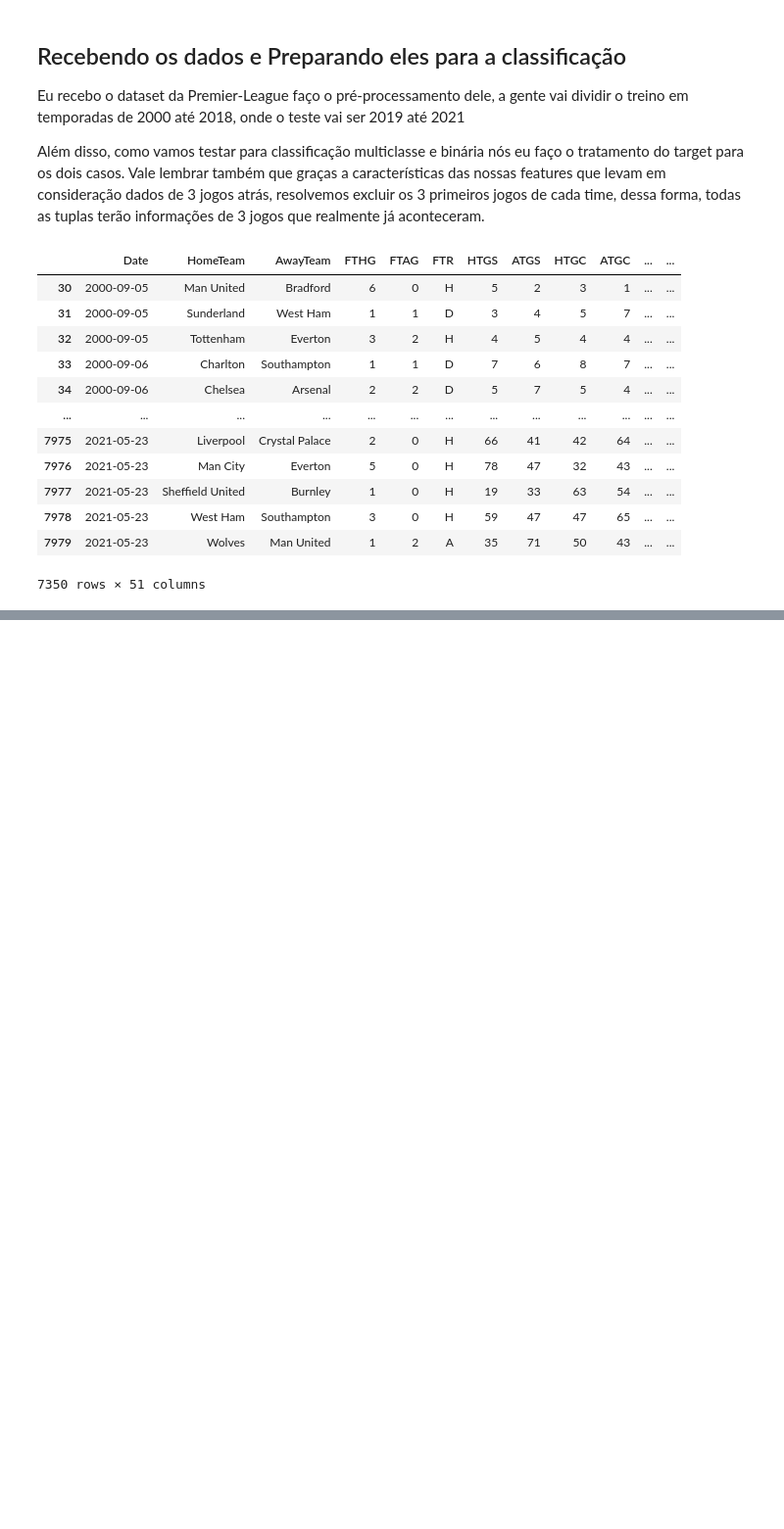
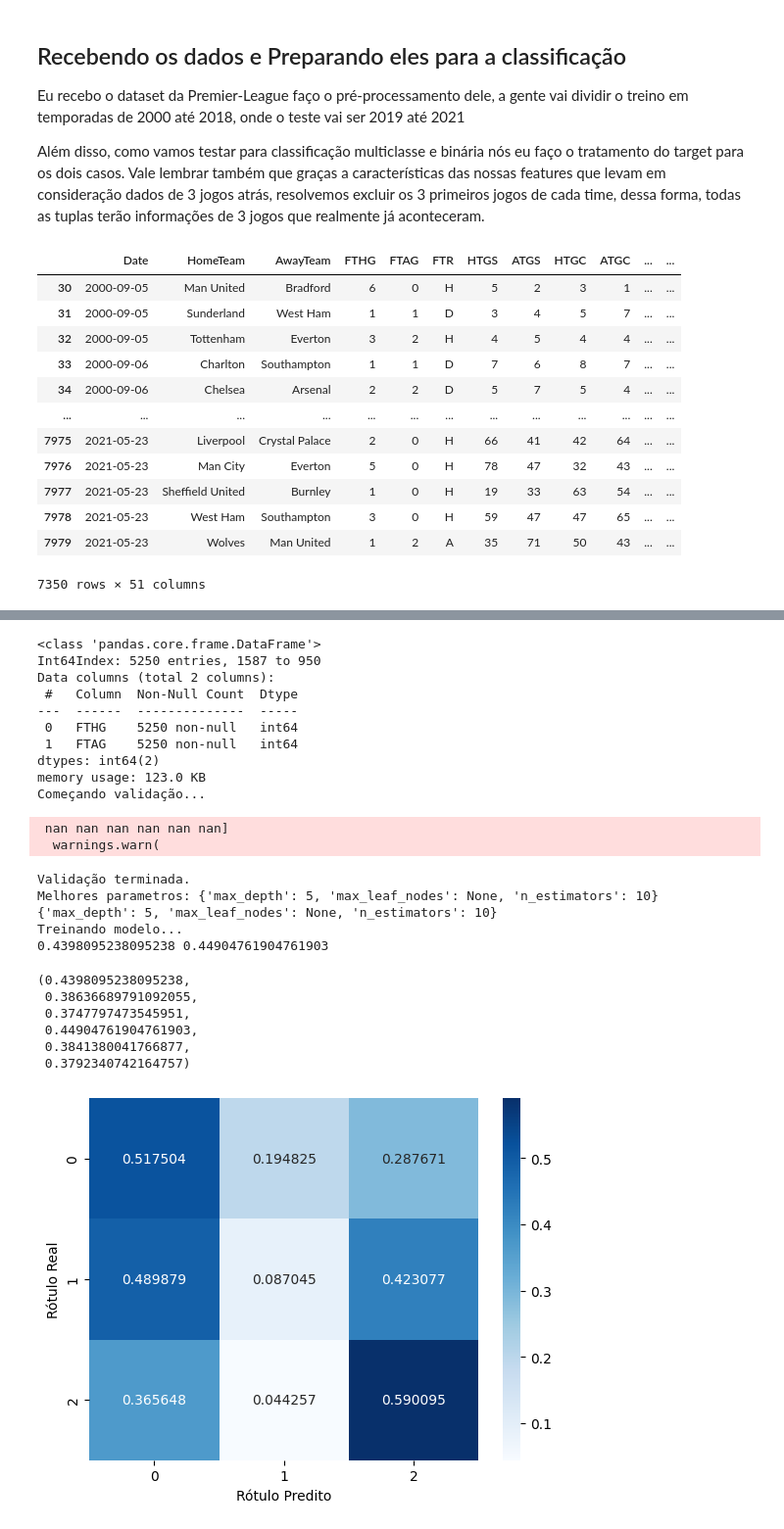
Before and after one commit to murilovpinheiro/Premier-League-Analysis-and-Prediction, a Jupyter notebook: experiments.ipynb, the cells around one changed output, grey strips where cells are left out. Shown at 98% size. Drawn from its saved outputs; the diff is of its cells as text; code cells hidden in the pictures; blank space fills up the shorter version.

```diff
--- a/experiments.ipynb
+++ b/experiments.ipynb
@@ -229,0 +238,36 @@ print(xgb_f1, xgb_acc)
+# %%
+goalsTrain.info()
+best_params = rand_for_mult.train_validation(x_train_encoded, y_train_encoded, goalsTrain)
+
+print(best_params)
+
+out_rf_mult = rand_for_mult.test(x_train_encoded, y_train_encoded,
+                   x_test_encoded, y_test_encoded,
+                   goalsTrain, goalsTest, best_params)
+
+out_rf_mult
+# %% [output]
+<class 'pandas.core.frame.DataFrame'>
+Int64Index: 5250 entries, 1587 to 950
+Data columns (total 2 columns):
+ #   Column  Non-Null Count  Dtype
+---  ------  --------------  -----
+ 0   FTHG    5250 non-null   int64
+ 1   FTAG    5250 non-null   int64
+dtypes: int64(2)
+memory usage: 123.0 KB
+Começando validação...
+ nan nan nan nan nan nan]
+  warnings.warn(
+Validação terminada.
+Melhores parametros: {'max_depth': 5, 'max_leaf_nodes': None, 'n_estimators': 10}
+{'max_depth': 5, 'max_leaf_nodes': None, 'n_estimators': 10}
+Treinando modelo...
+0.4398095238095238 0.44904761904761903
+(0.4398095238095238,
+ 0.38636689791092055,
+ 0.3747797473545951,
+ 0.44904761904761903,
+ 0.3841380041766877,
+ 0.3792340742164757)
+[figure, added]
```
Also changed, not shown: parts of 22 cells of this notebook, 18 other files.
